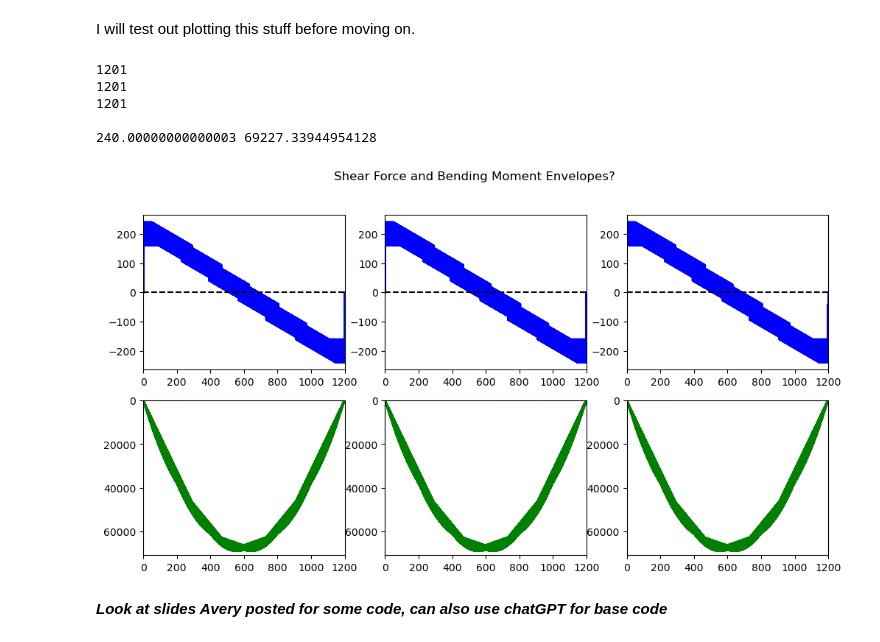
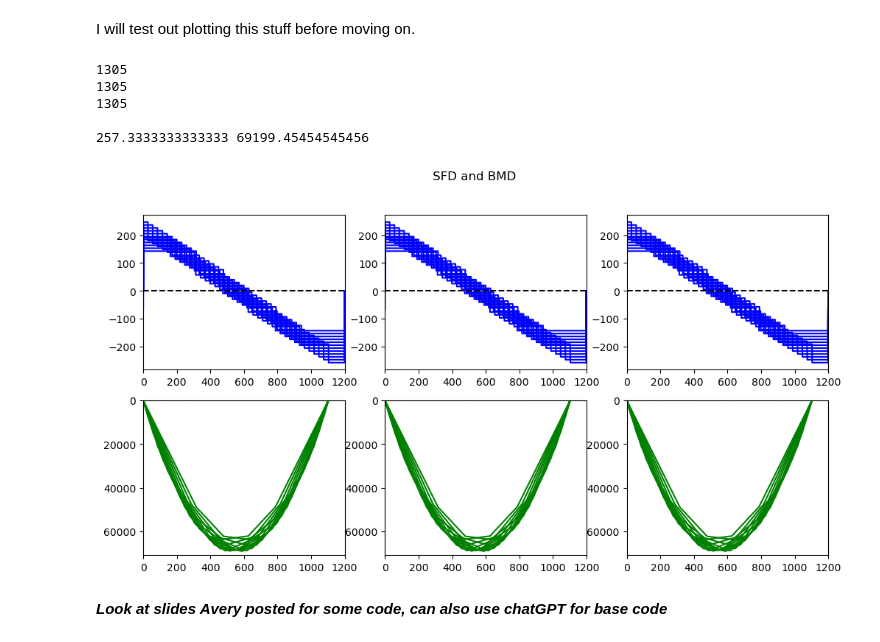
Before and after one commit to ijessicachen/introdatascience, a Jupyter notebook: schoolgraphs/CIV102_bridge/pseudocode.ipynb, the cells around one changed output. Drawn from its saved outputs; the diff is of its cells as text; code cells hidden in the pictures.

```diff
--- a/schoolgraphs/CIV102_bridge/pseudocode.ipynb
+++ b/schoolgraphs/CIV102_bridge/pseudocode.ipynb
@@ -11,7 +11,7 @@ import matplotlib.pyplot as plt
 import numpy as np
 
 L = 1200 # Length of bridge
-n = 1200 # Discretize into 1 mm seg.
+n = 1200 + 2*52 # Discretize into 1 mm seg.
 P = 400 # Total weight of train [N]
 x = [] # x-axis
 xi = 0
@@ -29,13 +29,13 @@ SFDi and BMDi to be plotted, maxS and maxB for your own knowledge and use in fut
 x_train = [52, 228, 392, 568, 732, 908] # train load locations
 P_train = [P/6] * 6 # load at each location
 
-n_train = 1200 # number of train locations
+n_train = 12 # number of train locations
 
 # train start locations
-t_loc = [0]
+t_loc = [-52]
 for i in range (1, n_train):
-    t_loc.append(240/(n_train-1) * (i))
-#print("train start locations", t_loc)
+    t_loc.append(t_loc[0] + (344/(n_train-1) * (i))) # CHECK THIS
+print("train start locations", t_loc)
 
 SFDi = [] # 1 SFD for each train loc
 BMDi = [] # 1 BMD for each train loc
@@ -60,12 +60,10 @@ for i in range(0, len(t_loc)):
     # sum of forces in y
     Fa = sum(P_train) - Fb
 
-    '''
     print()
     print("Fa", Fa, "Fb", Fb)
     print("shear force locations", sf_loc)
     print("shear forces", P_train)
-    '''
 
     # no uniform load so no applied loads thing for now
 
@@ -133,39 +146,39 @@ for col in range(n_train):
     axs[1, 0].plot(x, BMDi[col], 'g')
     axs[0, 1].plot(x, SFDi[col], 'b')
     axs[1, 1].plot(x, BMDi[col], 'g')
     axs[0, 2].plot(x, SFDi[col], 'b')
     axs[1, 2].plot(x, BMDi[col], 'g')
 
 axs[0, 0].set_xlim([0, 1200])
 axs[1, 0].set_xlim([0, 1200])
 axs[0, 1].set_xlim([0, 1200])
 axs[1, 1].set_xlim([0, 1200])
 axs[0, 2].set_xlim([0, 1200])
 axs[1, 2].set_xlim([0, 1200])
 
 axs[1, 0].set_ylim([71000, 0])
 axs[1, 1].set_ylim([71000, 0])
 axs[1, 2].set_ylim([71000, 0])
 
 # dotted lines on y=0
 axs[0, 0].axhline(y = 0, color = 'black', linestyle = '--')
 axs[1, 0].axhline(y = 0, color = 'black', linestyle = '--')
 axs[0, 1].axhline(y = 0, color = 'black', linestyle = '--')
 axs[1, 1].axhline(y = 0, color = 'black', linestyle = '--')
 axs[0, 2].axhline(y = 0, color = 'black', linestyle = '--')
 axs[1, 2].axhline(y = 0, color = 'black', linestyle = '--')
 
-fig.suptitle('Shear Force and Bending Moment Envelopes?')
+fig.suptitle('SFD and BMD')
 fig.savefig("sfbm_envelopes")
 print()
 print(max(maxS), max(maxB))
 # %% [output]
-1201
-1201
-1201
+1305
+1305
+1305
 
-240.00000000000003 69227.33944954128
+257.3333333333333 69199.45454545456
-[figure, old version]
+[figure, new version]
 # %% [markdown]
 ***Look at slides Avery posted for some code, can also use chatGPT for base code***
 # %% [markdown]
```
Also changed, not shown: parts of 7 cells of this notebook, 3 other files.
